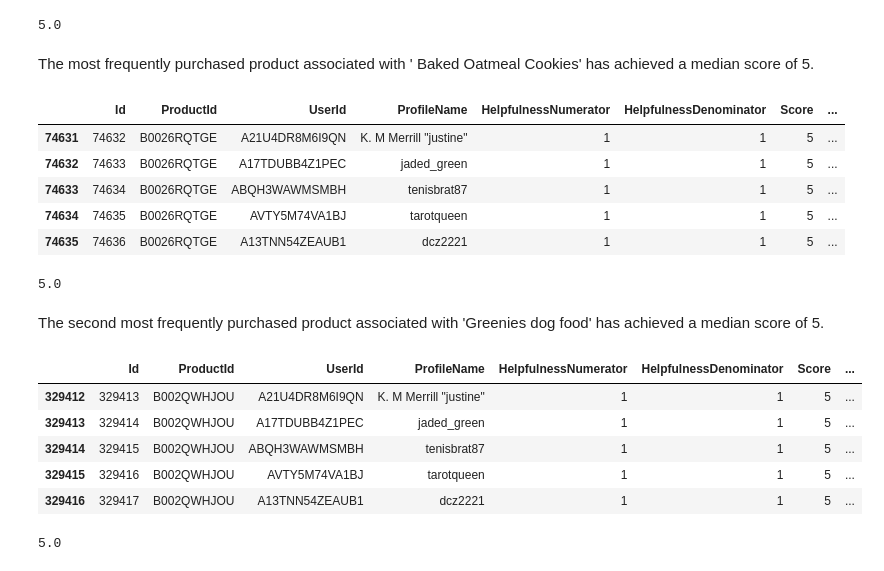
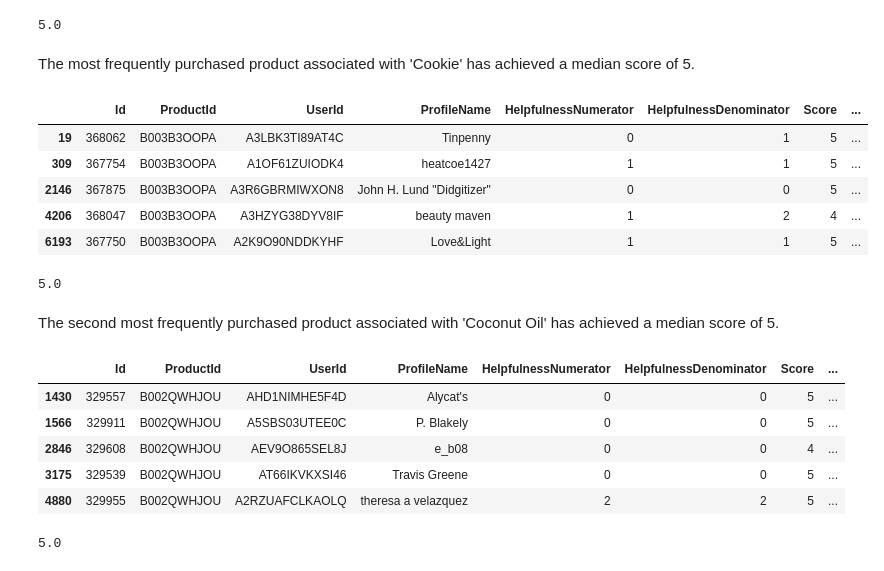
Before and after one commit to namozhdehi/Amazon-Fine-Food-Reviews, a Jupyter notebook: 03_exploratory_data_analysis.ipynb, the cells around one changed output. Saved outputs shown, nothing was run; the diff lists cells and outputs as text; code cells hidden in the pictures.

```diff
--- a/03_exploratory_data_analysis.ipynb
+++ b/03_exploratory_data_analysis.ipynb
@@ -45,5 +55,5 @@ import nltk
 # %%
-amazon_data = pd.read_csv("amazon_data_cleaned.csv")
+amazon_data = pd.read_csv("amazon_data_wrangling.csv")
 amazon_data.head()
 # %% [output]
 |  | Id | ProductId | UserId | ProfileName | HelpfulnessNumerator | HelpfulnessDenominator | Score | ... |
@@ -137,15 +145,15 @@ print(median_score)
 # %% [output]
 5.0
 # %% [markdown]
-The most frequently purchased product associated with ' Baked Oatmeal Cookies' has achieved a median score of 5.
+The most frequently purchased product associated with 'Cookie' has achieved a median score of 5.
 # %%
-amazon_data[amazon_data['ProductId'] == 'B0026RQTGE'].head()
+amazon_data[amazon_data['ProductId'] == 'B003B3OOPA'].head()
 # %% [output]
 |  | Id | ProductId | UserId | ProfileName | HelpfulnessNumerator | HelpfulnessDenominator | Score | ... |
-| 74631 | 74632 | B0026RQTGE | A21U4DR8M6I9QN | K. M Merrill "justine" | 1 | 1 | 5 | ... |
-| 74632 | 74633 | B0026RQTGE | A17TDUBB4Z1PEC | jaded_green | 1 | 1 | 5 | ... |
-| 74633 | 74634 | B0026RQTGE | ABQH3WAWMSMBH | tenisbrat87 | 1 | 1 | 5 | ... |
-| 74634 | 74635 | B0026RQTGE | AVTY5M74VA1BJ | tarotqueen | 1 | 1 | 5 | ... |
-| 74635 | 74636 | B0026RQTGE | A13TNN54ZEAUB1 | dcz2221 | 1 | 1 | 5 | ... |
+| 19 | 368062 | B003B3OOPA | A3LBK3TI89AT4C | Tinpenny | 0 | 1 | 5 | ... |
+| 309 | 367754 | B003B3OOPA | A1OF61ZUIODK4 | heatcoe1427 | 1 | 1 | 5 | ... |
+| 2146 | 367875 | B003B3OOPA | A3R6GBRMIWXON8 | John H. Lund "Didgitizer" | 0 | 0 | 5 | ... |
+| 4206 | 368047 | B003B3OOPA | A3HZYG38DYV8IF | beauty maven | 1 | 2 | 4 | ... |
+| 6193 | 367750 | B003B3OOPA | A2K9O90NDDKYHF | Love&Light | 1 | 1 | 5 | ... |
 # %%
 # Filtering the dataset for the specific ProductId and computing the median of the 'Score' column
@@ -154,16 +162,16 @@ print(median_score)
 # %% [output]
 5.0
 # %% [markdown]
-The second most frequently purchased product associated with 'Greenies dog food' has achieved a median score of 5.
+The second most frequently purchased product associated with 'Coconut Oil' has achieved a median score of 5.
 # %%
 amazon_data[amazon_data['ProductId'] == 'B002QWHJOU'].head()
 # %% [output]
 |  | Id | ProductId | UserId | ProfileName | HelpfulnessNumerator | HelpfulnessDenominator | Score | ... |
-| 329412 | 329413 | B002QWHJOU | A21U4DR8M6I9QN | K. M Merrill "justine" | 1 | 1 | 5 | ... |
-| 329413 | 329414 | B002QWHJOU | A17TDUBB4Z1PEC | jaded_green | 1 | 1 | 5 | ... |
-| 329414 | 329415 | B002QWHJOU | ABQH3WAWMSMBH | tenisbrat87 | 1 | 1 | 5 | ... |
-| 329415 | 329416 | B002QWHJOU | AVTY5M74VA1BJ | tarotqueen | 1 | 1 | 5 | ... |
-| 329416 | 329417 | B002QWHJOU | A13TNN54ZEAUB1 | dcz2221 | 1 | 1 | 5 | ... |
+| 1430 | 329557 | B002QWHJOU | AHD1NIMHE5F4D | Alycat's | 0 | 0 | 5 | ... |
+| 1566 | 329911 | B002QWHJOU | A5SBS03UTEE0C | P. Blakely | 0 | 0 | 5 | ... |
+| 2846 | 329608 | B002QWHJOU | AEV9O865SEL8J | e_b08 | 0 | 0 | 4 | ... |
+| 3175 | 329539 | B002QWHJOU | AT66IKVKXSI46 | Travis Greene | 0 | 0 | 5 | ... |
+| 4880 | 329955 | B002QWHJOU | A2RZUAFCLKAOLQ | theresa a velazquez | 2 | 2 | 5 | ... |
 # %%
 # Filtering the dataset for the specific ProductId and computing the median of the 'Score' column
 median_score = amazon_data[amazon_data['ProductId'] == 'B002QWHJOU']['Score'].median()
```
Also changed, not shown: parts of 95 cells of this notebook.
